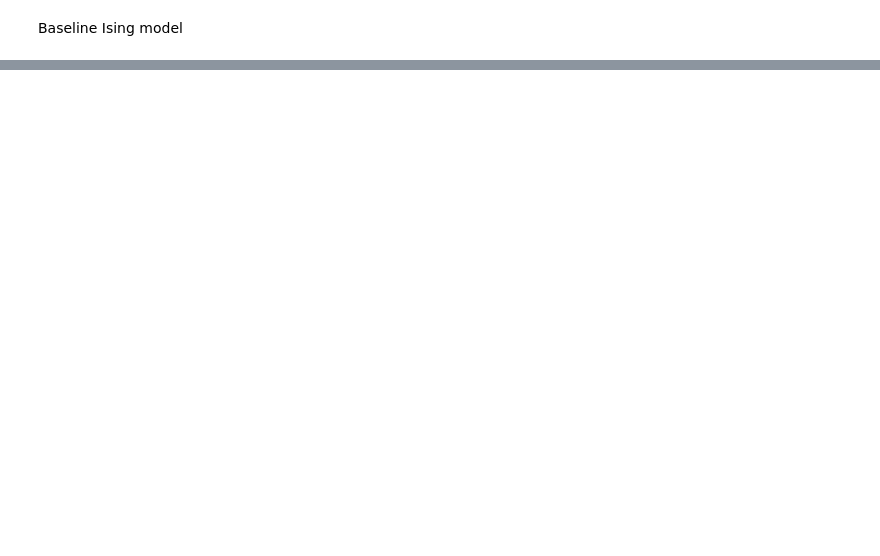
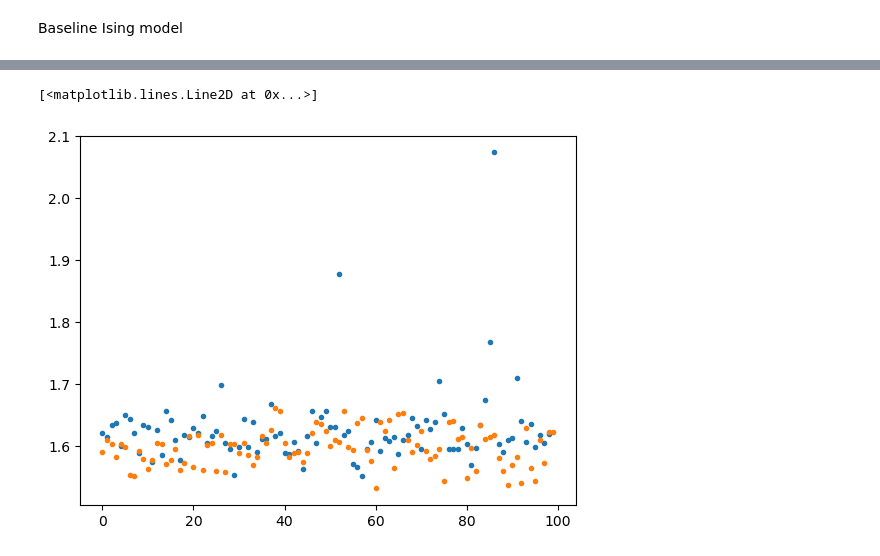
Before and after one commit to PaulHosek/ComplexSystemSimulation, a Jupyter notebook: inflection_experiments.ipynb, the cells around one changed output, grey strips where cells are left out. Saved outputs shown, nothing was run; the diff lists cells and outputs as text; code cells hidden in the pictures; blank space fills up the shorter version.

```diff
--- a/inflection_experiments.ipynb
+++ b/inflection_experiments.ipynb
@@ -21,0 +49,8 @@ ponds, sums = iceing_test.run(15_000_000)
+# %%
+dist_ca = np.random.normal(loc = 0.15, scale = 0.1, size = (int(size/4), int(size/4)))
+dist_ca = resize(dist_ca, (size, size))
+
+h = np.zeros(shape = (size, size))
+ca_model = CA_model(dist_ca, h, dt = 15, dx = 1, periodic_bounds=True)
+# %%
+h, H, Ht = ca_model.run(25000)
@@ -21,0 +59,3 @@ ponds, sums = iceing_test.run(15_000_000)
+# %%
+thresh = 0.001
+plt.imshow(np.ma.masked_where(h<thresh,h))
@@ -21,0 +65,8 @@ ponds, sums = iceing_test.run(15_000_000)
+# %%
+inflections_ca = evaluation.inflection_list(np.where(h<thresh, 1, -1))
+# %%
+plt.plot(inflections_ising, ls = '', marker = '.')
+plt.plot(inflections_ca, ls = '', marker = '.')
+# %% [output]
+[<matplotlib.lines.Line2D at 0x...>]
+[figure, added]
```
Also changed, not shown: parts of 20 cells of this notebook, 2 other files.
